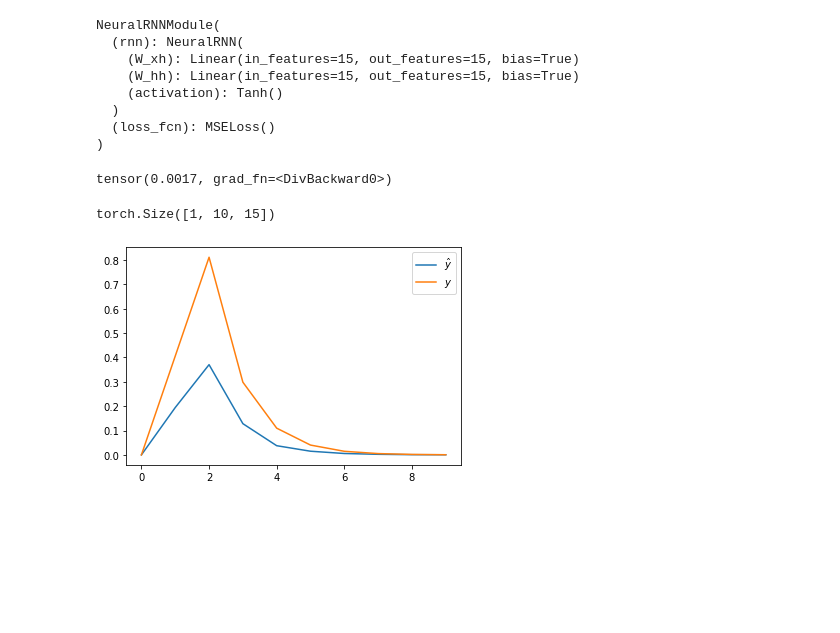
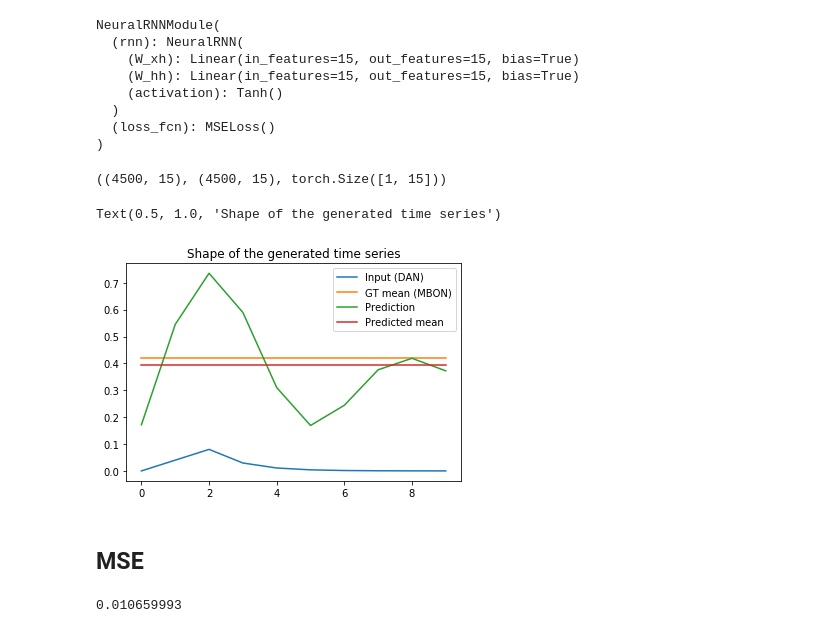
Before and after one commit to Jake-Jay/mushroom-body-models, a Jupyter notebook: RNN/train_rnn.ipynb, the cells around one changed output. Saved outputs shown, nothing was run; the diff lists cells and outputs as text; code cells hidden in the pictures; blank space fills up the shorter version.

```diff
--- a/RNN/train_rnn.ipynb
+++ b/RNN/train_rnn.ipynb
@@ -255,31 +256,46 @@ test_dataloader = DataLoader(
     shuffle=False,
     num_workers=4
 )
-# %%
-loss_fcn = nn.MSELoss()
-loss = 0
-for x in test_dataloader:
-    y_pred = model(x['dan'])
-    y = x['mbon']
-    loss += loss_fcn(y, y_pred)
-# %%
-mse_loss = loss/len(test_dataset)
-print(mse_loss)
-# %% [output]
-tensor(0.0017, grad_fn=<DivBackward0>)
-# %%
-batch = next(iter(test_dataloader))
-output = model(batch['dan'])
-
-print(output.shape)
-# %% [output]
-torch.Size([1, 10, 15])
-# %%
-compartment = 1
-plt.plot(output[0,:,compartment].detach().numpy(), label=r'$\hat y$')
-plt.plot(batch['mbon'][0,:,compartment], label=r'$y$')
-
-plt.legend()
-plt.show()
-# %% [output]
-[figure, removed]
+# %%
+gt = []
+pred = []
+
+test_loss = 0
+for batch in test_dataloader:
+    x = batch['dan']
+    y = batch['mbon']
+    y_pred = model(x)
+
+    gt.append(y.detach().numpy().squeeze())
+    pred.append(y_pred.squeeze().detach().numpy())
+
+
+gt = np.array(gt)
+pred = np.array(pred)
+
+gt.shape, pred.shape, y_pred.shape
+# %% [output]
+((4500, 15), (4500, 15), torch.Size([1, 15]))
+# %%
+compartment = 1
+
+output_ts = model.rnn(x)[0][0,:,compartment]
+output_ts = output_ts.detach().numpy().squeeze()
+
+plt.figure()
+plt.plot(x[0,:,compartment], label='Input (DAN)')
+plt.plot(y[0,compartment] * np.ones(10), label='GT mean (MBON)')
+plt.plot(output_ts, label='Prediction')
+plt.plot(y_pred.detach().numpy()[0,compartment] * np.ones(10), label='Predicted mean')
+plt.legend()
+plt.title('Shape of the generated time series')
+# %% [output]
+Text(0.5, 1.0, 'Shape of the generated time series')
+[figure, added]
+# %% [markdown]
+## MSE
+# %%
+mse = np.sum((gt - pred) ** 2, axis = 0)/ gt.shape[0]
+mse.mean()
+# %% [output]
+0.010659993
```
Also changed, not shown: parts of 25 cells of this notebook, 4 other files.
